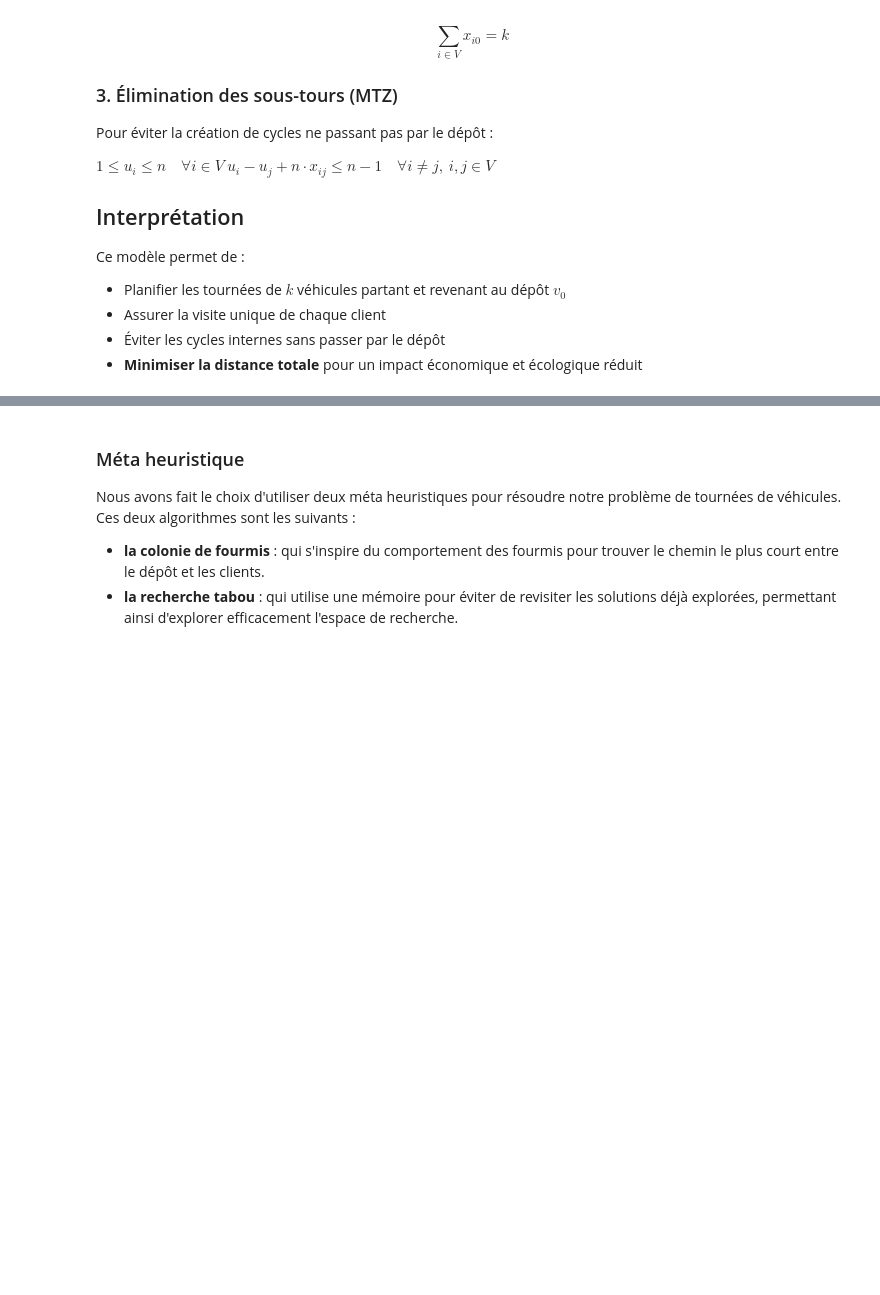
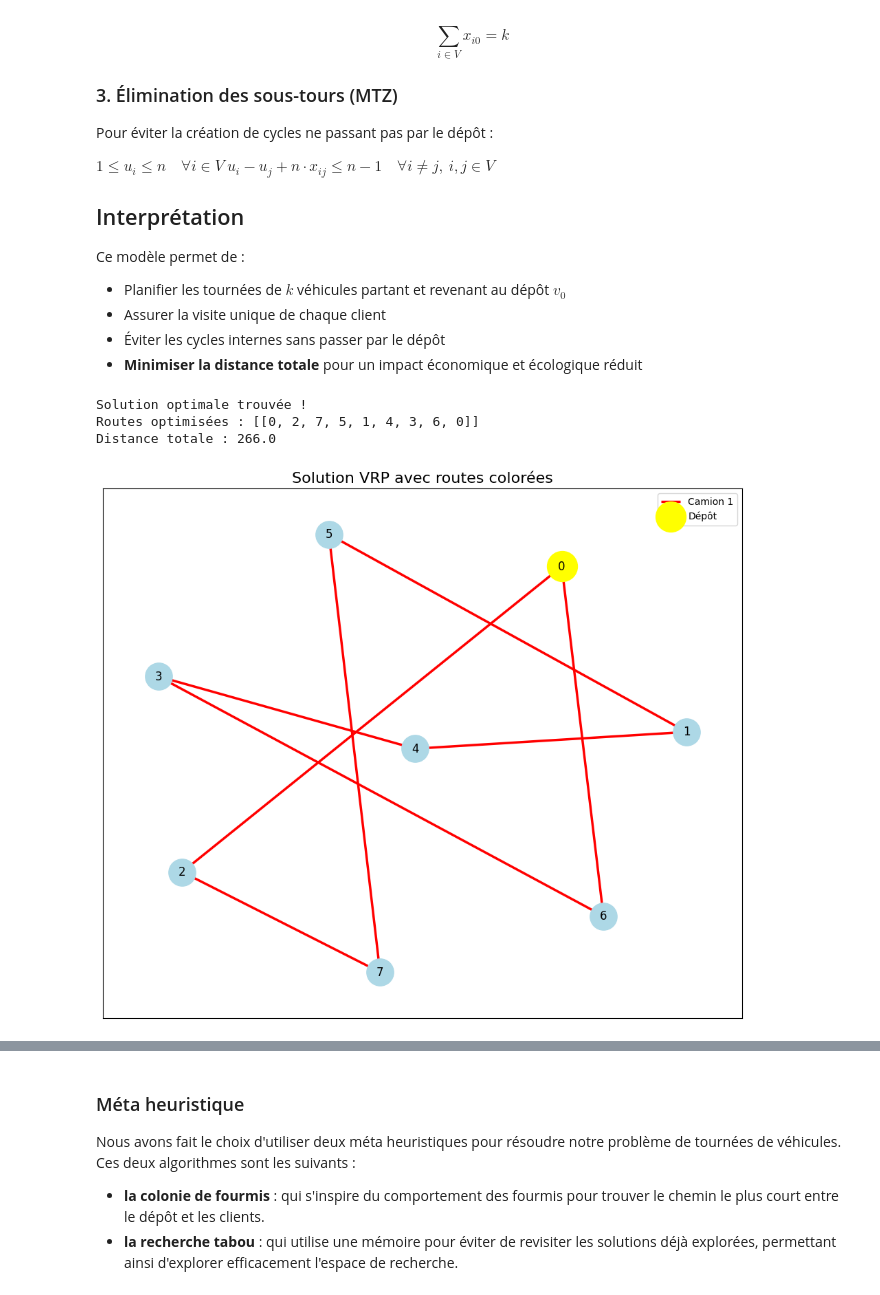
Before and after one commit to Hassen-Medles/Operational-Research, a Jupyter notebook: Livrable1.ipynb, the cells around one changed output, grey strips where cells are left out. Cells and saved outputs as stored; diff of their text form; code cells hidden in the pictures; blank space fills up the shorter version.

```diff
--- a/Livrable1.ipynb
+++ b/Livrable1.ipynb
@@ -347,3 +345,33 @@ simplex_vrp(G, depot, nombre_camion)
+# %%
+def plot_vrp_solution(graph, routes, depot):
+    #dessiner le graphe
+    pos = nx.spring_layout(graph, seed=42)
+    colors = ['red', 'blue', 'green', 'orange', 'purple', 'brown', 'pink', 'gray']
+    plt.figure(figsize=(12, 10))
+    nx.draw_networkx_nodes(graph, pos, node_size=800, node_color='lightblue')
+    nx.draw_networkx_labels(graph, pos, font_size=12, font_color='black')
+
+    #dessiner les arêtes
+    for i, route in enumerate(routes):
+        color = colors[i % len(colors)]
+        edges = [(route[j], route[j + 1]) for j in range(len(route) - 1)]
+        nx.draw_networkx_edges(graph, pos, edgelist=edges, width=2.5, edge_color=color, label=f'Camion {i + 1}')
+    nx.draw_networkx_nodes(graph, pos, nodelist=[depot], node_size=1000, node_color='yellow', label='Dépôt')
+    plt.title("Solution VRP avec routes colorées", fontsize=16)
+    plt.legend()
+    plt.show()
+# Résoudre le VRP grâce à la programmation linéaire
+routes, total_distance = solve_vrp_with_pl(G, depot=0, num_vehicles=1)
+# Afficher les résultats
+if routes:
+    print("Routes optimisées :", routes)
+    print("Distance totale :", total_distance)
+    plot_vrp_solution(G, routes, depot=0)
+# %% [output]
+Solution optimale trouvée !
+Routes optimisées : [[0, 2, 7, 5, 1, 4, 3, 6, 0]]
+Distance totale : 266.0
+[figure, added]
 # %%
 def robust_vrp(graph, depot):
     unvisited = set(graph.nodes())
```
Also changed, not shown: parts of 14 cells of this notebook.
